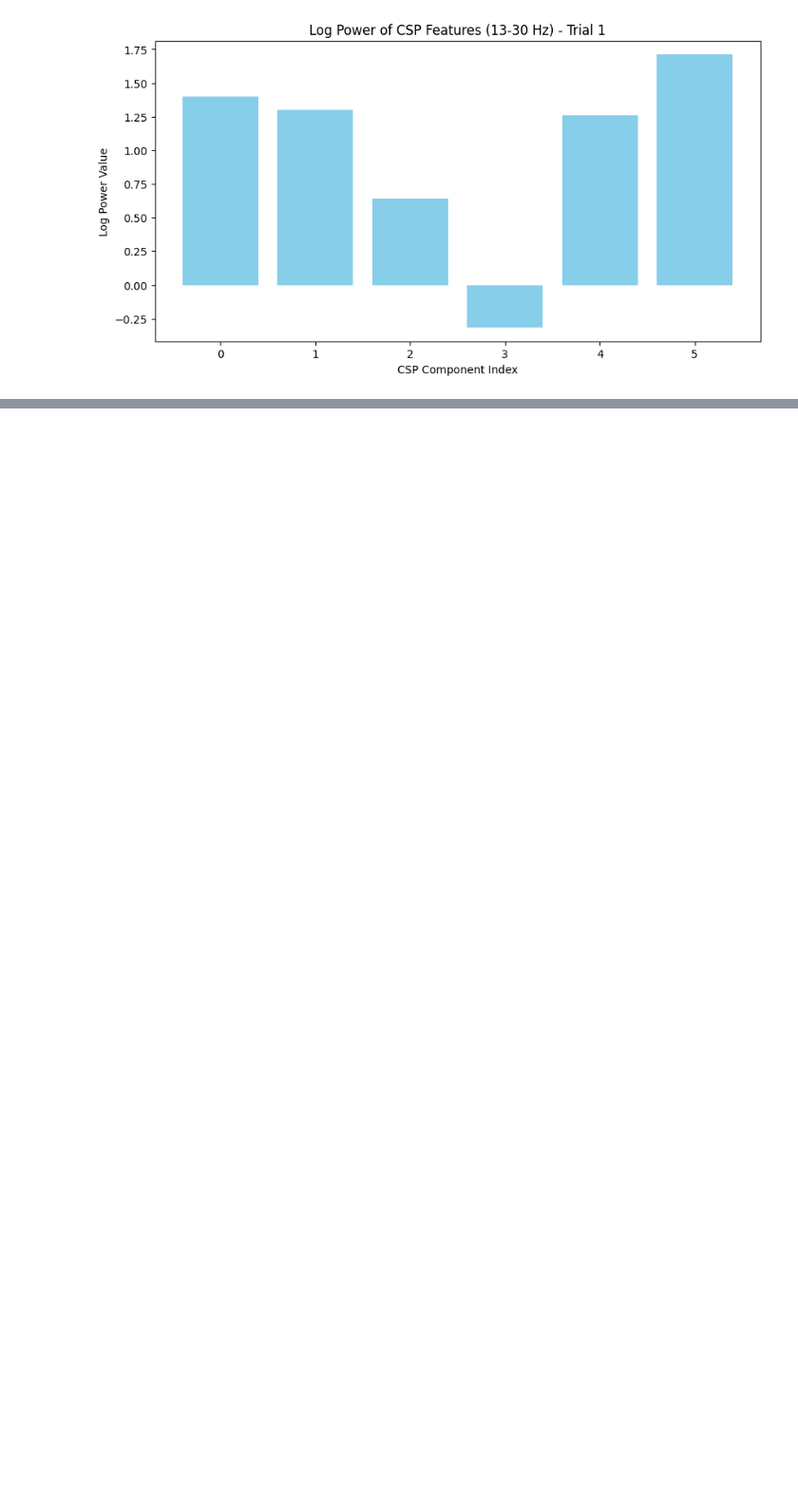
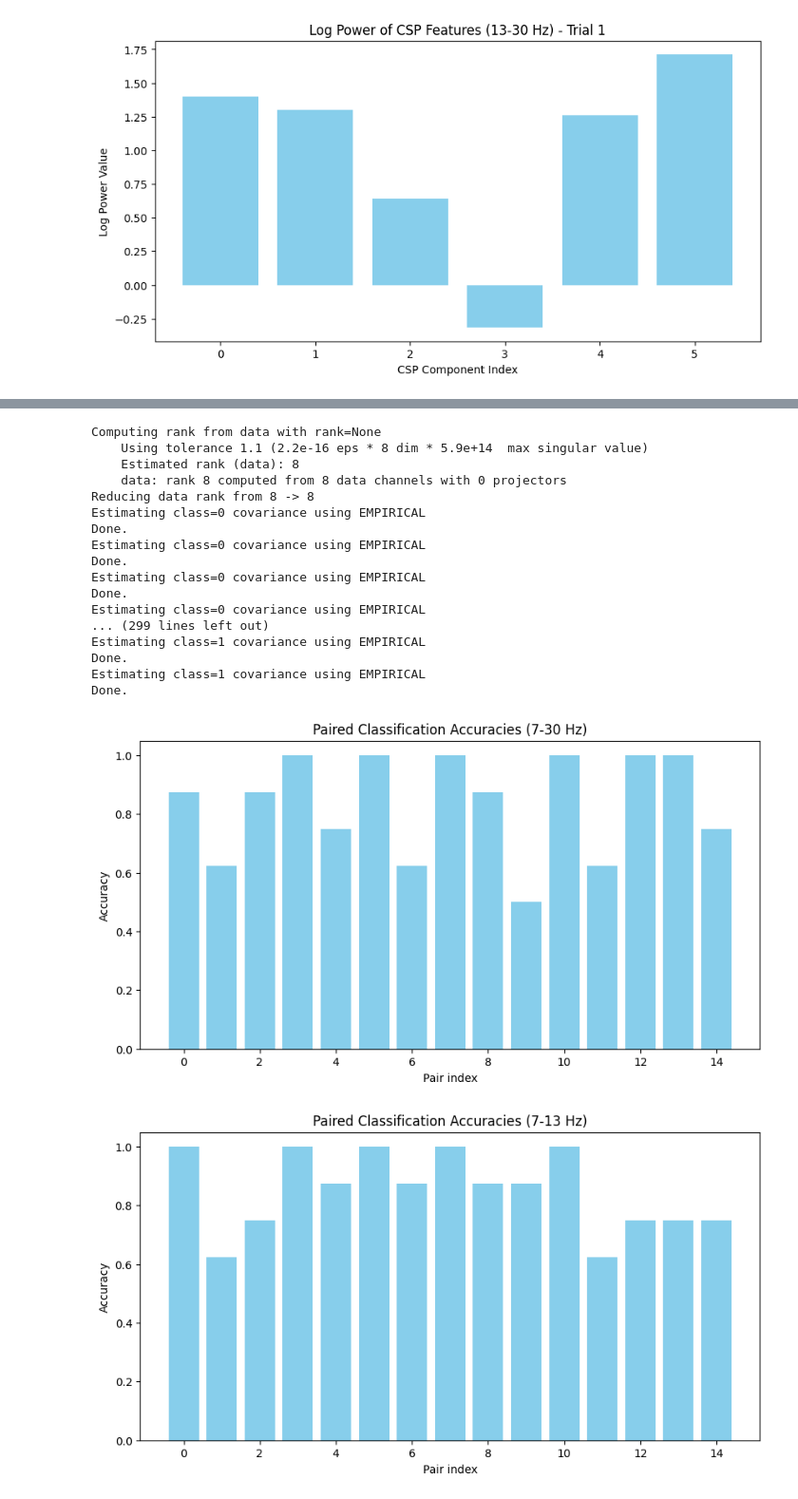
Before and after one commit to bfraire/OpenVEP, a Jupyter notebook: initial_analysis (1).ipynb, the cells around one changed output, grey strips where cells are left out. Shown at 95% size. Cells and saved outputs as stored; diff of their text form; code cells hidden in the pictures; blank space fills up the shorter version.

```diff
--- a/initial_analysis (1).ipynb
+++ b/initial_analysis (1).ipynb
@@ -347,17 +347,15 @@ from sklearn.model_selection import cross_val_score
 
 # Step 5 LDA and SVM Classifiers
 y_train, y_test = train_test_split(y, test_size=0.2, stratify=y, random_state=42)
+y_train = y_train[:X_train_log_power.shape[0]]
 
-clf = LinearDiscriminantAnalysis(solver = 'lsqr', shrinkage = 'auto', n_components = N_CSP_COMPONENTS)
+clf = LinearDiscriminantAnalysis(solver = 'lsqr', shrinkage = 'auto', n_components = min(N_CSP_COMPONENTS, len(np.unique(y_train)) - 1))
 clf.fit(X_train_log_power, y_train)
 
 # 5-fold cross validation
 nfolds = 5
-score = cross_val_score(clf, X_train_log_power, y_train, cv=nfolds) #cross_val_score(clf.fit(X_train, y), X_train, y, cv=nfolds)
+score = cross_val_score(clf, X_train_log_power, y_train, cv=nfolds)
 
 # Print out the mean score
 print(f'Mean classifier accuracy: {np.mean(score)}')
-
-clf = svm.SVC(kernel = 'linear')
-clf.fit(X_train_log_power, y_train)
 # %% [output]
@@ -469,0 +596,64 @@ ValueError: n_components cannot be larger than min(n_features, n_classes - 1).
+# %%
+# Repeat process, continued
+eeg_data30 = apply_filter(eeg_data, lowcut = 13, highcut = 30)
+
+word_to_trials = {word: [] for word in set(word_order)}
+
+for trial, word in enumerate(word_order):
+    word_to_trials[word].append(eeg_data30[trial])
+
+pairs = []
+pairs.append(np.concatenate((word_to_trials['Jump'], word_to_trials['Raise right arm'])))
+pairs.append(np.concatenate((word_to_trials['Jump'], word_to_trials['Right kick'])))
+pairs.append(np.concatenate((word_to_trials['Jump'], word_to_trials['Clap'])))
+pairs.append(np.concatenate((word_to_trials['Jump'], word_to_trials['Raise left arm'])))
+pairs.append(np.concatenate((word_to_trials['Jump'], word_to_trials['Left kick'])))
+pairs.append(np.concatenate((word_to_trials['Right kick'], word_to_trials['Raise right arm'])))
+pairs.append(np.concatenate((word_to_trials['Right kick'], word_to_trials['Clap'])))
+pairs.append(np.concatenate((word_to_trials['Right kick'], word_to_trials['Raise left arm'])))
+pairs.append(np.concatenate((word_to_trials['Right kick'], word_to_trials['Left kick'])))
+pairs.append(np.concatenate((word_to_trials['Raise right arm'], word_to_trials['Clap'])))
+pairs.append(np.concatenate((word_to_trials['Raise right arm'], word_to_trials['Raise left arm'])))
+pairs.append(np.concatenate((word_to_trials['Raise right arm'], word_to_trials['Left kick'])))
+pairs.append(np.concatenate((word_to_trials['Clap'], word_to_trials['Raise left arm'])))
+pairs.append(np.concatenate((word_to_trials['Clap'], word_to_trials['Left kick'])))
+pairs.append(np.concatenate((word_to_trials['Raise left arm'], word_to_trials['Left kick'])))
+
+i = 0
+for i in range(len(pairs)):
+    np.random.shuffle(pairs[i])
+
+accuracies13_30 = []
+csps13_30 = []
+for pair in pairs:
+    accuracy_test = csp_accuracy(pair)
+    accuracies13_30.append(accuracy_test["accuracy"])
+    csps13_30.append(accuracy_test["csp"])
+
+index = np.arange(len(accuracies13_30))
+
+# Plot accuracies for all frequency bands
+plot_accuracies(gen_accuracies, "7-30 Hz")
+plot_accuracies(accuracies7_13, "7-13 Hz")
+plot_accuracies(accuracies8_15, "8-15 Hz")
+plot_accuracies(accuracies13_30, "13-30 Hz")
+# %% [output]
+Computing rank from data with rank=None
+    Using tolerance 1.1 (2.2e-16 eps * 8 dim * 5.9e+14  max singular value)
+    Estimated rank (data): 8
+    data: rank 8 computed from 8 data channels with 0 projectors
+Reducing data rank from 8 -> 8
+Estimating class=0 covariance using EMPIRICAL
+Done.
+Estimating class=0 covariance using EMPIRICAL
+Done.
+Estimating class=0 covariance using EMPIRICAL
+Done.
+Estimating class=0 covariance using EMPIRICAL
+... (299 lines left out)
+Estimating class=1 covariance using EMPIRICAL
+Done.
+Estimating class=1 covariance using EMPIRICAL
+Done.
+[figure, added]
+[figure, added]
```
Also changed, not shown: parts of 7 cells of this notebook.
